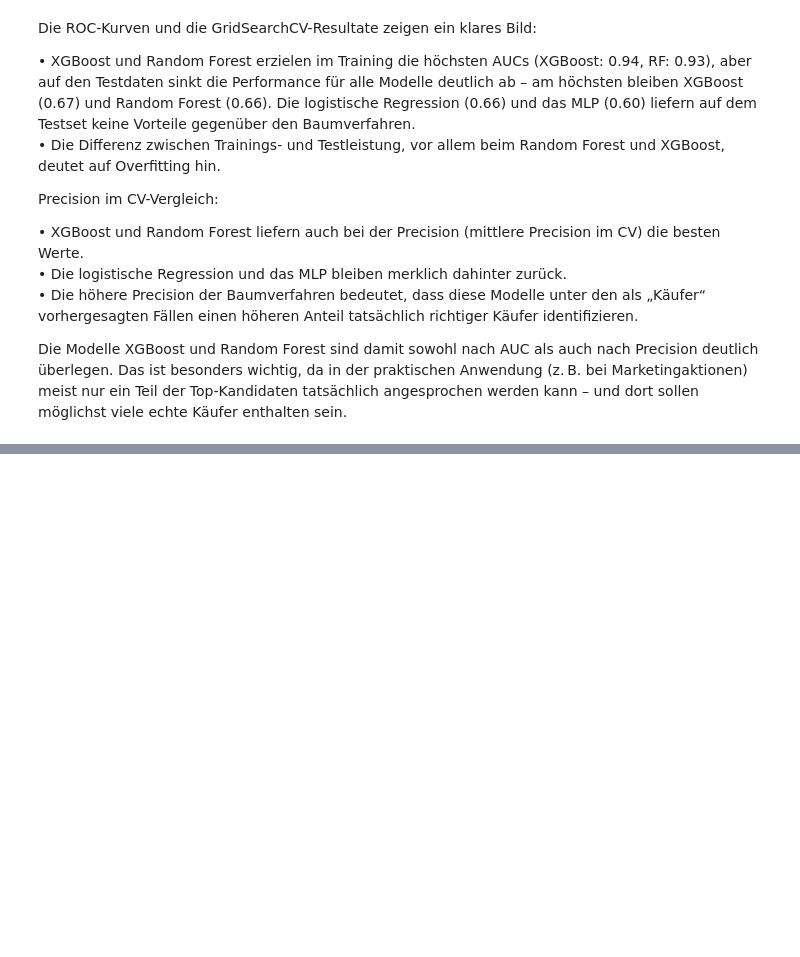
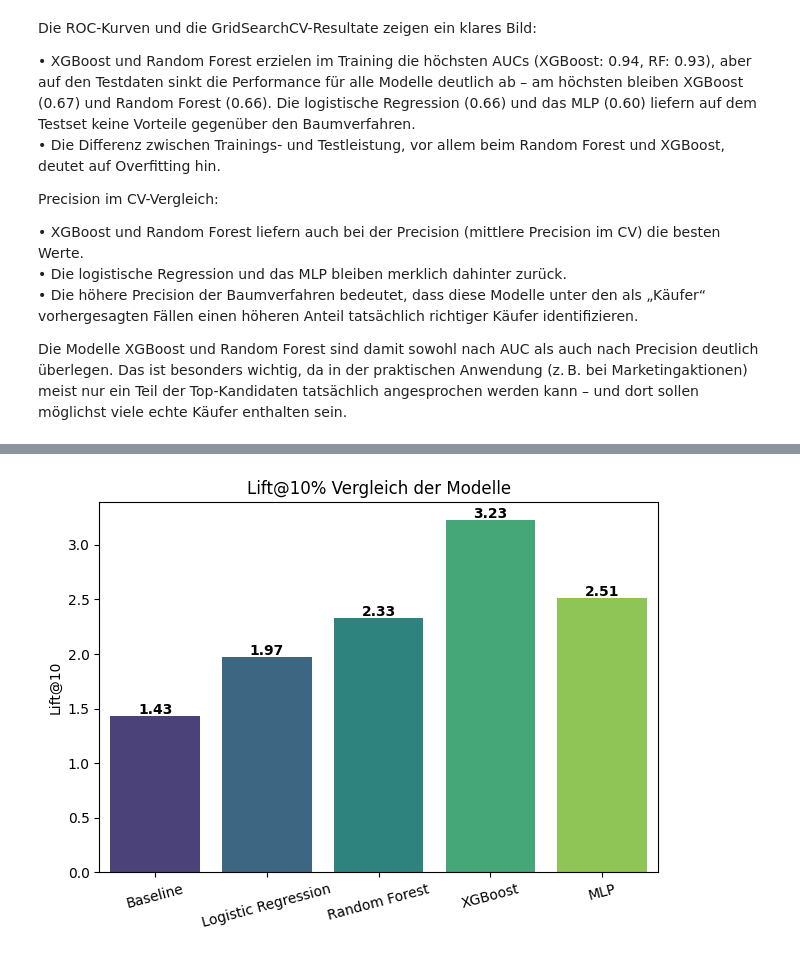
Before and after one commit to Steff72/aml_challenge, a Jupyter notebook: aml_challenge.ipynb, the cells around one changed output, grey strips where cells are left out. Saved outputs shown, nothing was run; the diff lists cells and outputs as text; code cells hidden in the pictures; blank space fills up the shorter version.

```diff
--- a/aml_challenge.ipynb
+++ b/aml_challenge.ipynb
@@ -2828,0 +3072,30 @@ Klassischer Ablauf:
+# %%
+df_metrics = pd.DataFrame({
+    'Model': ['Baseline', 'Logistic Regression', 'Random Forest', 'XGBoost', 'MLP'],
+    'Lift@10': [
+        lift10_baseline,
+        lift10_lr,
+        lift10_rf,
+        lift10_xgb,
+        lift10_mlp
+    ]
+})
+
+ax = sns.barplot(
+    data=df_metrics,
+    x='Model',
+    y='Lift@10',
+    hue='Model',
+    palette='viridis',
+    legend=False
+)
+for i, v in enumerate(df_metrics['Lift@10']):
+    ax.text(i, v + 0.02, f"{v:.2f}", ha='center', fontweight='bold')
+plt.title('Lift@10% Vergleich der Modelle (Test-Set)')
+plt.ylabel('Lift@10')
+plt.xlabel('')
+plt.xticks(rotation=15)
+plt.tight_layout()
+plt.show()
+# %% [output]
+[figure, added]
```
Also changed, not shown: parts of 11 cells of this notebook.
